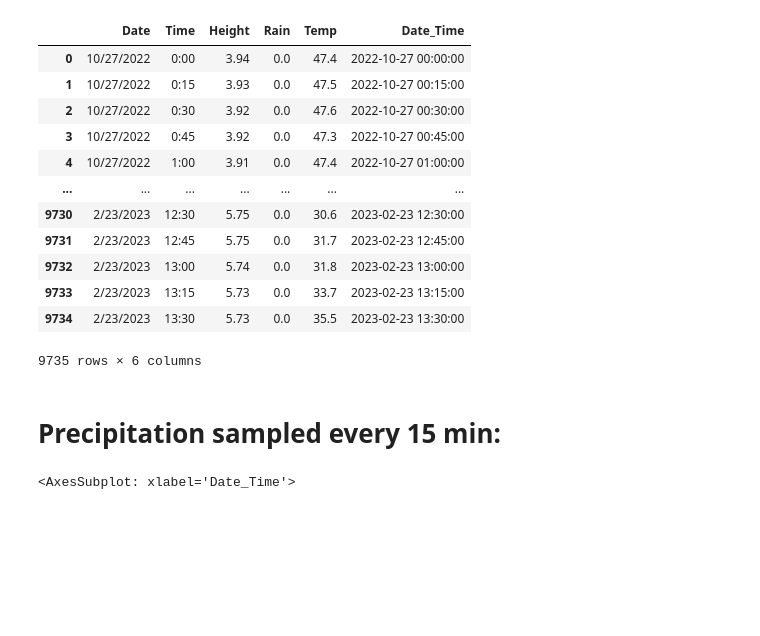
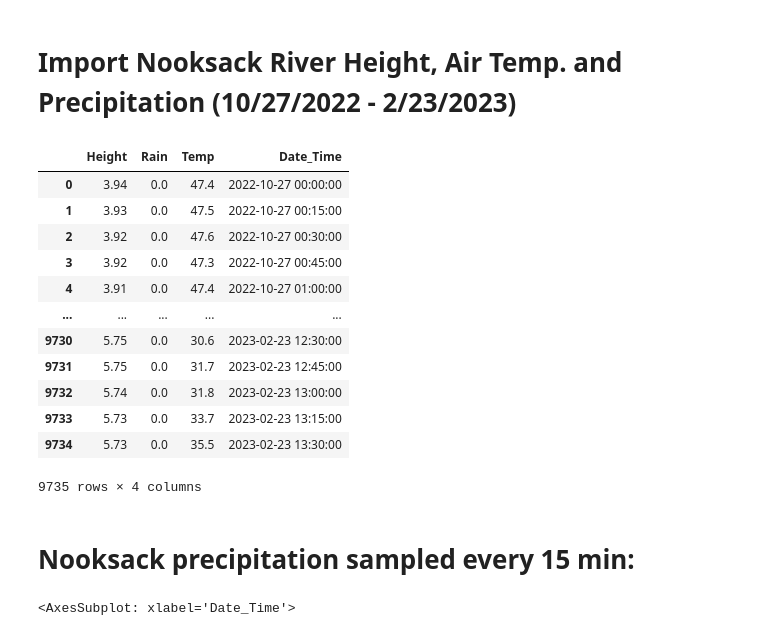
Before and after one commit to tydunn1/Nooksack_River_Analysis, a Jupyter notebook: Final.ipynb, the cells around one changed output. Cells and saved outputs as stored; diff of their text form; code cells hidden in the pictures; blank space fills up the shorter version.

```diff
--- a/Final.ipynb
+++ b/Final.ipynb
@@ -3,26 +3,29 @@ import numpy as np
 import pandas as pd
 from matplotlib import pyplot as plt
 import datetime as dt
+# %% [markdown]
+# Import Nooksack River Height, Air Temp. and Precipitation (10/27/2022 - 2/23/2023)
 # %%
-# river height data from 2/23/22 - 2/23/23
 df = pd.read_csv("CSVs/temp_rain_river_height_nooksack.csv", parse_dates = [5])
 df.set_index('Date_Time')
+#Remove Unnecessary Columns
+df.drop('Date', axis = 1, inplace = True)
+df.drop('Time', axis = 1, inplace = True)
 df
-#df_samp = df.resample('4T').ffill();
 # %% [output]
-|  | Date | Time | Height | Rain | Temp | Date_Time |
-| 0 | 10/27/2022 | 0:00 | 3.94 | 0.0 | 47.4 | 2022-10-27 00:00:00 |
-| 1 | 10/27/2022 | 0:15 | 3.93 | 0.0 | 47.5 | 2022-10-27 00:15:00 |
-| 2 | 10/27/2022 | 0:30 | 3.92 | 0.0 | 47.6 | 2022-10-27 00:30:00 |
-| 3 | 10/27/2022 | 0:45 | 3.92 | 0.0 | 47.3 | 2022-10-27 00:45:00 |
-| 4 | 10/27/2022 | 1:00 | 3.91 | 0.0 | 47.4 | 2022-10-27 01:00:00 |
-| ... | ... | ... | ... | ... | ... | ... |
-| 9730 | 2/23/2023 | 12:30 | 5.75 | 0.0 | 30.6 | 2023-02-23 12:30:00 |
-| 9731 | 2/23/2023 | 12:45 | 5.75 | 0.0 | 31.7 | 2023-02-23 12:45:00 |
-| 9732 | 2/23/2023 | 13:00 | 5.74 | 0.0 | 31.8 | 2023-02-23 13:00:00 |
-| 9733 | 2/23/2023 | 13:15 | 5.73 | 0.0 | 33.7 | 2023-02-23 13:15:00 |
-| 9734 | 2/23/2023 | 13:30 | 5.73 | 0.0 | 35.5 | 2023-02-23 13:30:00 |
+|  | Height | Rain | Temp | Date_Time |
+| 0 | 3.94 | 0.0 | 47.4 | 2022-10-27 00:00:00 |
+| 1 | 3.93 | 0.0 | 47.5 | 2022-10-27 00:15:00 |
+| 2 | 3.92 | 0.0 | 47.6 | 2022-10-27 00:30:00 |
+| 3 | 3.92 | 0.0 | 47.3 | 2022-10-27 00:45:00 |
+| 4 | 3.91 | 0.0 | 47.4 | 2022-10-27 01:00:00 |
+| ... | ... | ... | ... | ... |
+| 9730 | 5.75 | 0.0 | 30.6 | 2023-02-23 12:30:00 |
+| 9731 | 5.75 | 0.0 | 31.7 | 2023-02-23 12:45:00 |
+| 9732 | 5.74 | 0.0 | 31.8 | 2023-02-23 13:00:00 |
+| 9733 | 5.73 | 0.0 | 33.7 | 2023-02-23 13:15:00 |
+| 9734 | 5.73 | 0.0 | 35.5 | 2023-02-23 13:30:00 |
-9735 rows × 6 columns
+9735 rows × 4 columns
 # %% [markdown]
-# Precipitation sampled every 15 min:
+# Nooksack precipitation sampled every 15 min:
 # %%
```
Also changed, not shown: parts of 31 cells of this notebook, 1 other file.
